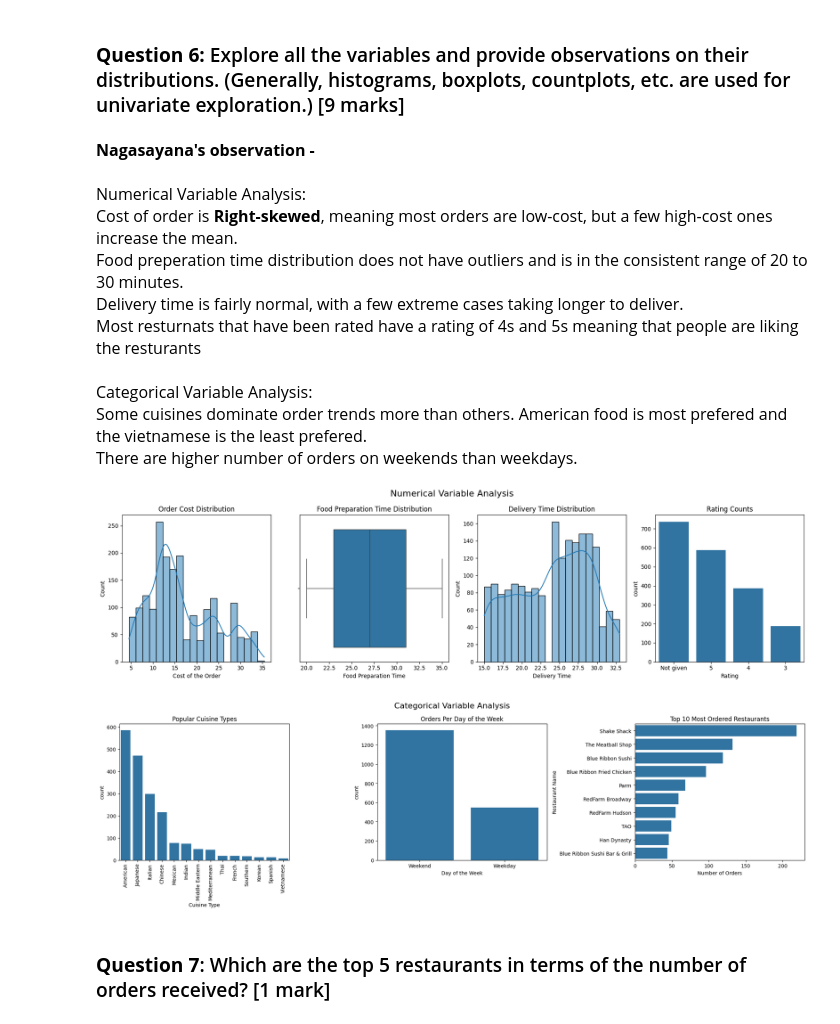
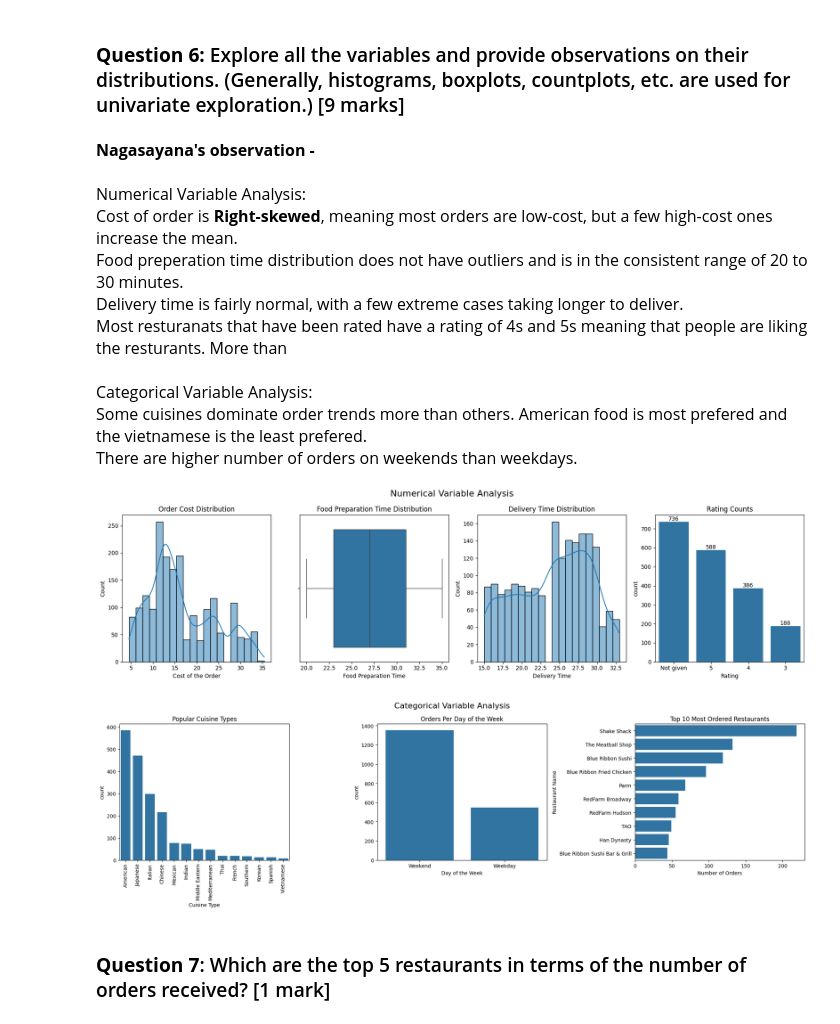
Before and after one commit to nagasayanak/AI_ML_Projects, a Jupyter notebook: Learner_Notebook_Full_Code.ipynb, the cells around one changed output. Cells and saved outputs as stored; diff of their text form; code cells hidden in the pictures.

```diff
--- a/Learner_Notebook_Full_Code.ipynb
+++ b/Learner_Notebook_Full_Code.ipynb
@@ -208,7 +209,7 @@ Number of missing ratings: 736
 <br>Cost of order is <b>Right-skewed</b>, meaning most orders are low-cost, but a few high-cost ones increase the mean.
 <br>Food preperation time distribution does not have outliers and is in the consistent range of 20 to 30 minutes.
 <br>Delivery time is fairly normal, with a few extreme cases taking longer to deliver.
-<br>Most resturnats that have been rated have a rating of 4s and 5s meaning that people are liking the resturants
+<br>Most resturanats that have been rated have a rating of 4s and 5s meaning that people are liking the resturants. More than
 <br>
 <br>Categorical Variable Analysis:
 <br>Some cuisines dominate order trends more than others. American food is most prefered and the vietnamese is the least prefered.
@@ -243,34 +244,38 @@ data_plot['rating'] = data_plot['rating'].astype(object).fillna('Not given')
 sns.countplot(x=data_plot["rating"], ax=axes[3], order=data_plot['rating'].value_counts().index)
 axes[3].set_title("Rating Counts")
 axes[3].set_xlabel("Rating")
+# Optionally, add value labels on top of the bars
+for p in axes[3].patches:
+    axes[3].annotate(f'{int(p.get_height())}', (p.get_x() + p.get_width() / 2, p.get_height()),
+                     ha='center', va='bottom', fontsize=10, color='black')
 
 # Show the plots
 plt.tight_layout()
 plt.show()
 
 #Categorical Variable Analysis
 fig2, axes2 = plt.subplots(1, 3, figsize=(20, 6))
 fig2.suptitle("Categorical Variable Analysis", fontsize=16)
 
 axes2[0].set_title("Popular Cuisine Types")
 sns.countplot(x=data["cuisine_type"], ax=axes2[0], order=data['cuisine_type'].value_counts().index)
 axes2[0].set_xlabel("Cuisine Type")
 axes2[0].set_xticks(range(len(axes2[0].get_xticklabels())))  # Ensure tick positions are set
 axes2[0].set_xticklabels(axes2[0].get_xticklabels(), rotation=90)
 
 sns.countplot(x=data["day_of_the_week"], ax=axes2[1], order=data['day_of_the_week'].value_counts().index)
 axes2[1].set_title("Orders Per Day of the Week")
 axes2[1].set_xlabel("Day of the Week")
 
 top_restaurants = data["restaurant_name"].value_counts().nlargest(10)
 sns.barplot(y=top_restaurants.index, x=top_restaurants.values, ax=axes2[2])
 axes2[2].set_title("Top 10 Most Ordered Restaurants")
 axes2[2].set_xlabel("Number of Orders")
 axes2[2].set_ylabel("Restaurant Name")
 plt.tight_layout()
 plt.show()
 # %% [output]
-[figure, old version]
+[figure, new version]
 [figure]
 # %% [markdown]
 ### **Question 7**: Which are the top 5 restaurants in terms of the number of orders received? [1 mark]
```
Also changed, not shown: parts of 22 cells of this notebook.
